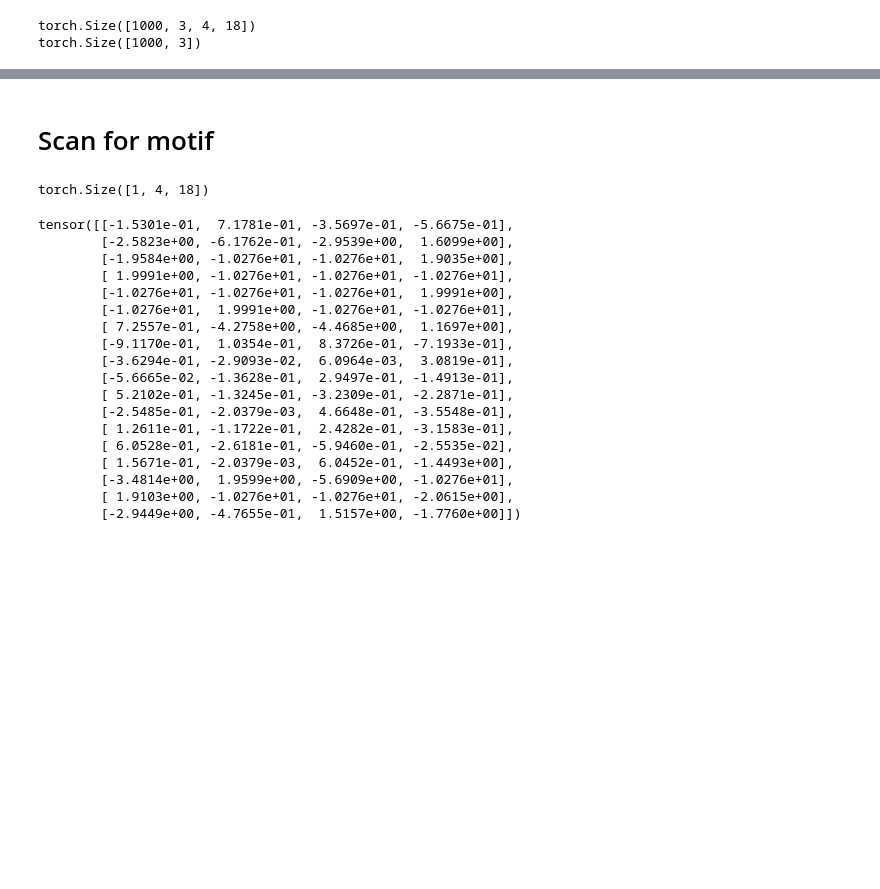
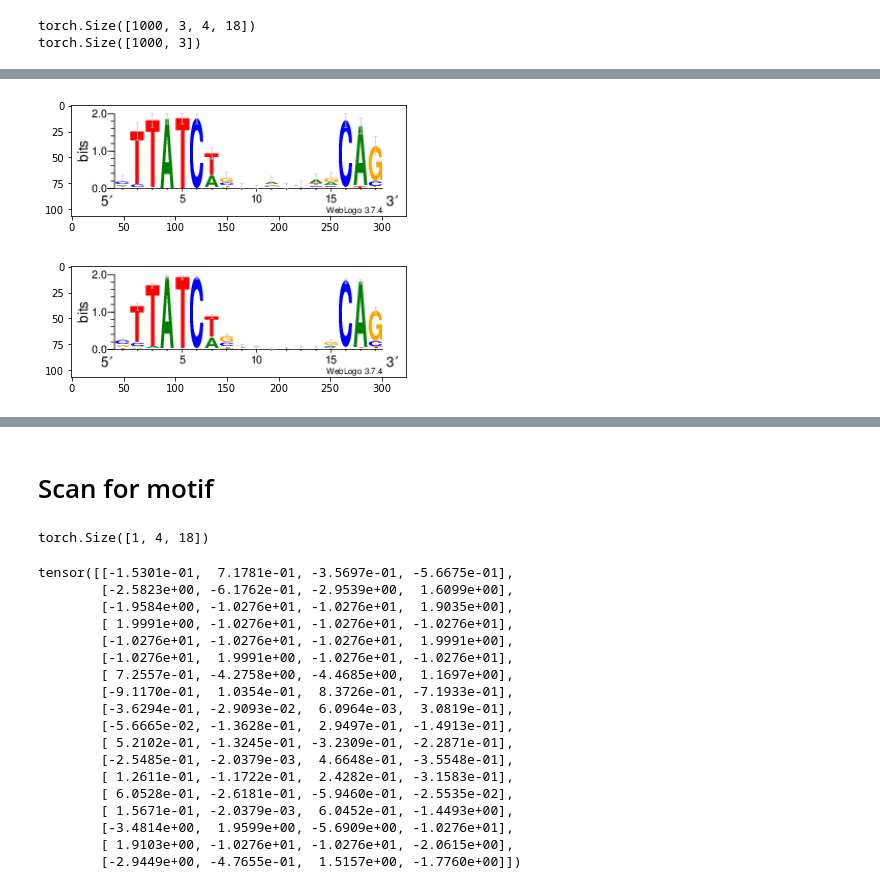
Before and after one commit to sjgosai/boda2, a Jupyter notebook: analysis/SG002__NUTS_dev/discrete_prototype.ipynb, the cells around one changed output, grey strips where cells are left out. Cells and saved outputs as stored; diff of their text form; code cells hidden in the pictures; blank space fills up the shorter version.

```diff
--- a/analysis/SG002__NUTS_dev/discrete_prototype.ipynb
+++ b/analysis/SG002__NUTS_dev/discrete_prototype.ipynb
@@ -944,3 +974,17 @@ tensor([[[2.4573e-03, 9.9172e-01, 4.1682e-03, 1.6584e-03],
+# %%
+logo_from_tensor(motif_filter.squeeze(), 'filter_motif.png')
+logo_from_batch(sampled_theta[:,0], 'sampled_motif.png')
+
+img = mpimg.imread('filter_motif.png')
+imgplot = plt.imshow(img)
+plt.show()
+
+img = mpimg.imread('sampled_motif.png')
+imgplot = plt.imshow(img)
+plt.show()
+# %% [output]
+[figure, added]
+[figure, added]
 # %%
 hold1 = logo_video(sampled_theta[:,0],'traj_1b.mp4')
 hold2 = logo_video(sampled_theta[:,1],'traj_2b.mp4')
```
Also changed, not shown: parts of 39 cells of this notebook.
